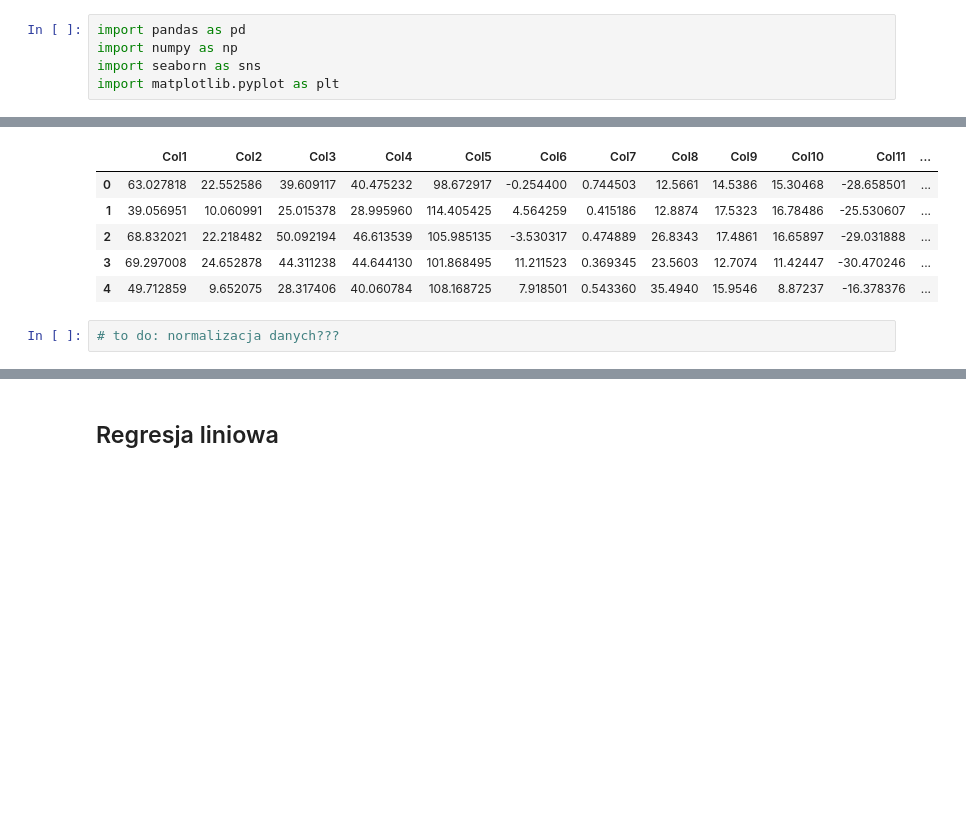
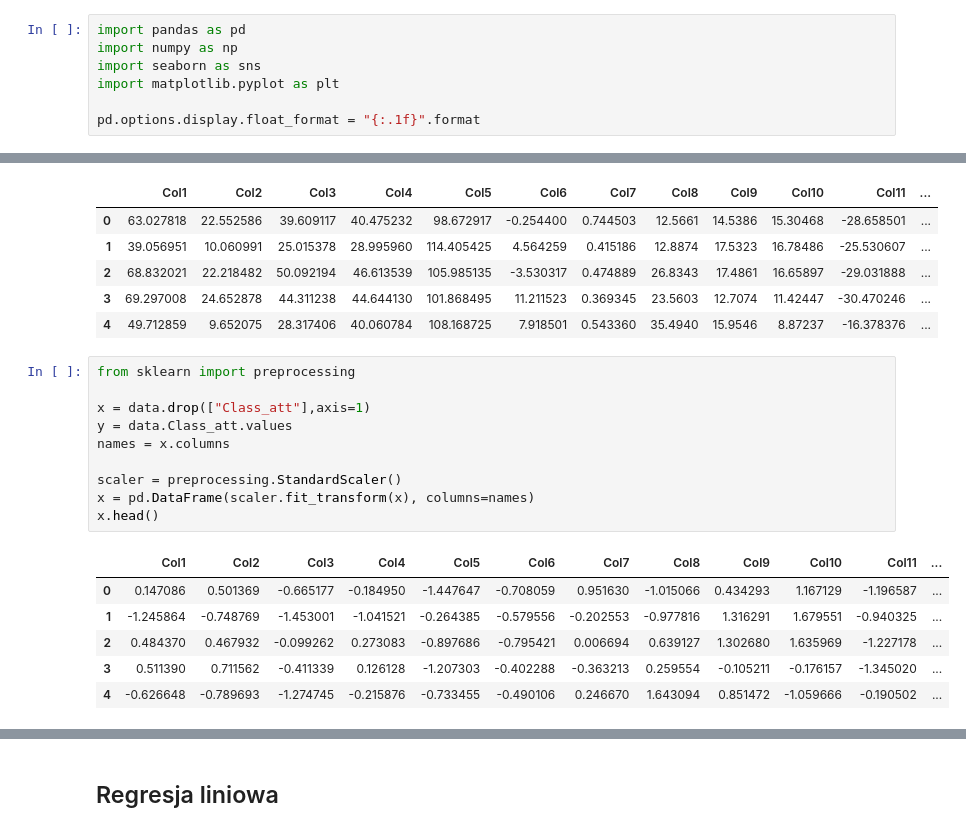
Before and after one commit to monika-osiak/lower-back-pain-classification, a Jupyter notebook: lower-back-pain-classification.ipynb, the cells around one changed output, grey strips where cells are left out. Drawn from its saved outputs; the diff is of its cells as text; blank space fills up the shorter version.

```diff
--- a/lower-back-pain-classification.ipynb
+++ b/lower-back-pain-classification.ipynb
@@ -5,3 +5,5 @@ import pandas as pd
 import numpy as np
 import seaborn as sns
 import matplotlib.pyplot as plt
+
+pd.options.display.float_format = "{:.1f}".format
@@ -50,5 +55,20 @@ data.head()
 | 2 | 68.832021 | 22.218482 | 50.092194 | 46.613539 | 105.985135 | -3.530317 | 0.474889 | 26.8343 | 17.4861 | 16.65897 | -29.031888 | ... |
 | 3 | 69.297008 | 24.652878 | 44.311238 | 44.644130 | 101.868495 | 11.211523 | 0.369345 | 23.5603 | 12.7074 | 11.42447 | -30.470246 | ... |
 | 4 | 49.712859 | 9.652075 | 28.317406 | 40.060784 | 108.168725 | 7.918501 | 0.543360 | 35.4940 | 15.9546 | 8.87237 | -16.378376 | ... |
-# %%
-# to do: normalizacja danych???
+# %%
+from sklearn import preprocessing
+
+x = data.drop(["Class_att"],axis=1)
+y = data.Class_att.values
+names = x.columns
+
+scaler = preprocessing.StandardScaler()
+x = pd.DataFrame(scaler.fit_transform(x), columns=names)
+x.head()
+# %% [output]
+|  | Col1 | Col2 | Col3 | Col4 | Col5 | Col6 | Col7 | Col8 | Col9 | Col10 | Col11 | ... |
+| 0 | 0.147086 | 0.501369 | -0.665177 | -0.184950 | -1.447647 | -0.708059 | 0.951630 | -1.015066 | 0.434293 | 1.167129 | -1.196587 | ... |
+| 1 | -1.245864 | -0.748769 | -1.453001 | -1.041521 | -0.264385 | -0.579556 | -0.202553 | -0.977816 | 1.316291 | 1.679551 | -0.940325 | ... |
+| 2 | 0.484370 | 0.467932 | -0.099262 | 0.273083 | -0.897686 | -0.795421 | 0.006694 | 0.639127 | 1.302680 | 1.635969 | -1.227178 | ... |
+| 3 | 0.511390 | 0.711562 | -0.411339 | 0.126128 | -1.207303 | -0.402288 | -0.363213 | 0.259554 | -0.105211 | -0.176157 | -1.345020 | ... |
+| 4 | -0.626648 | -0.789693 | -1.274745 | -0.215876 | -0.733455 | -0.490106 | 0.246670 | 1.643094 | 0.851472 | -1.059666 | -0.190502 | ... |
```
Also changed, not shown: parts of 10 cells of this notebook.
